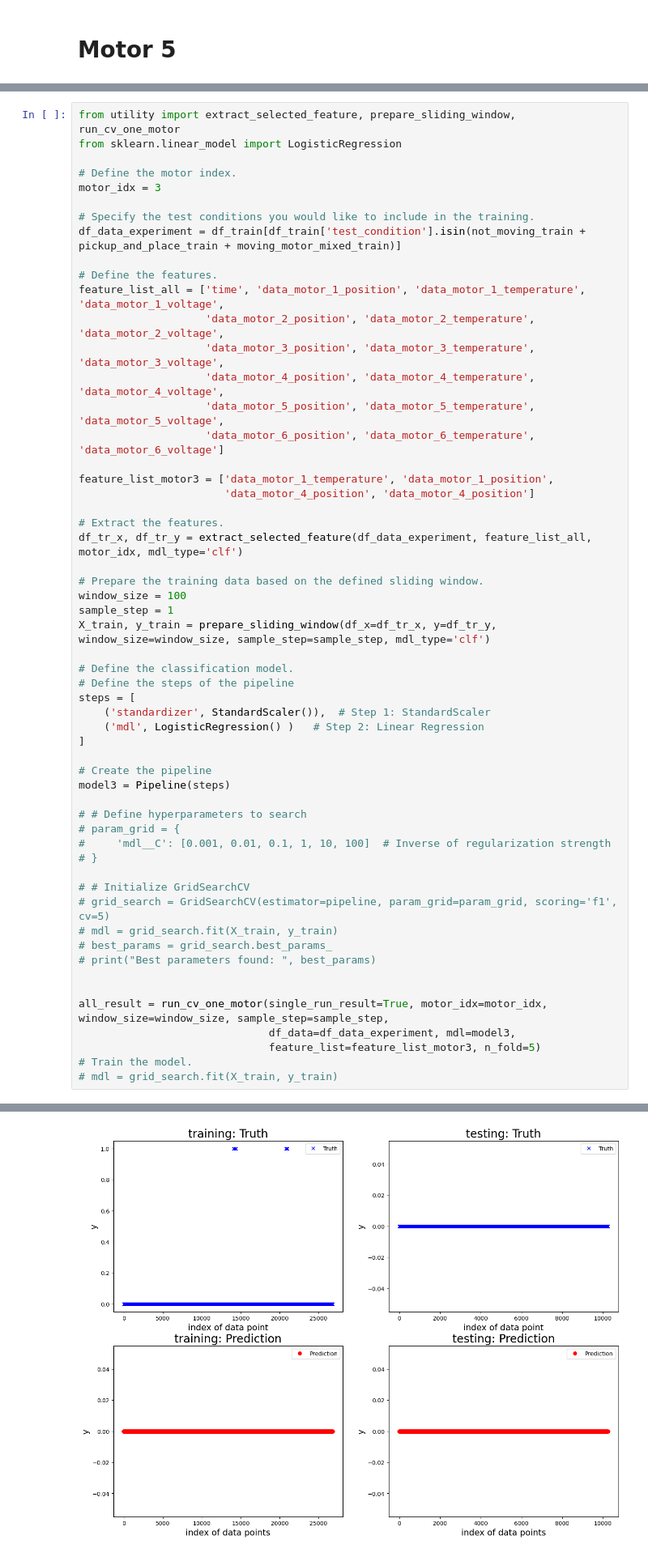
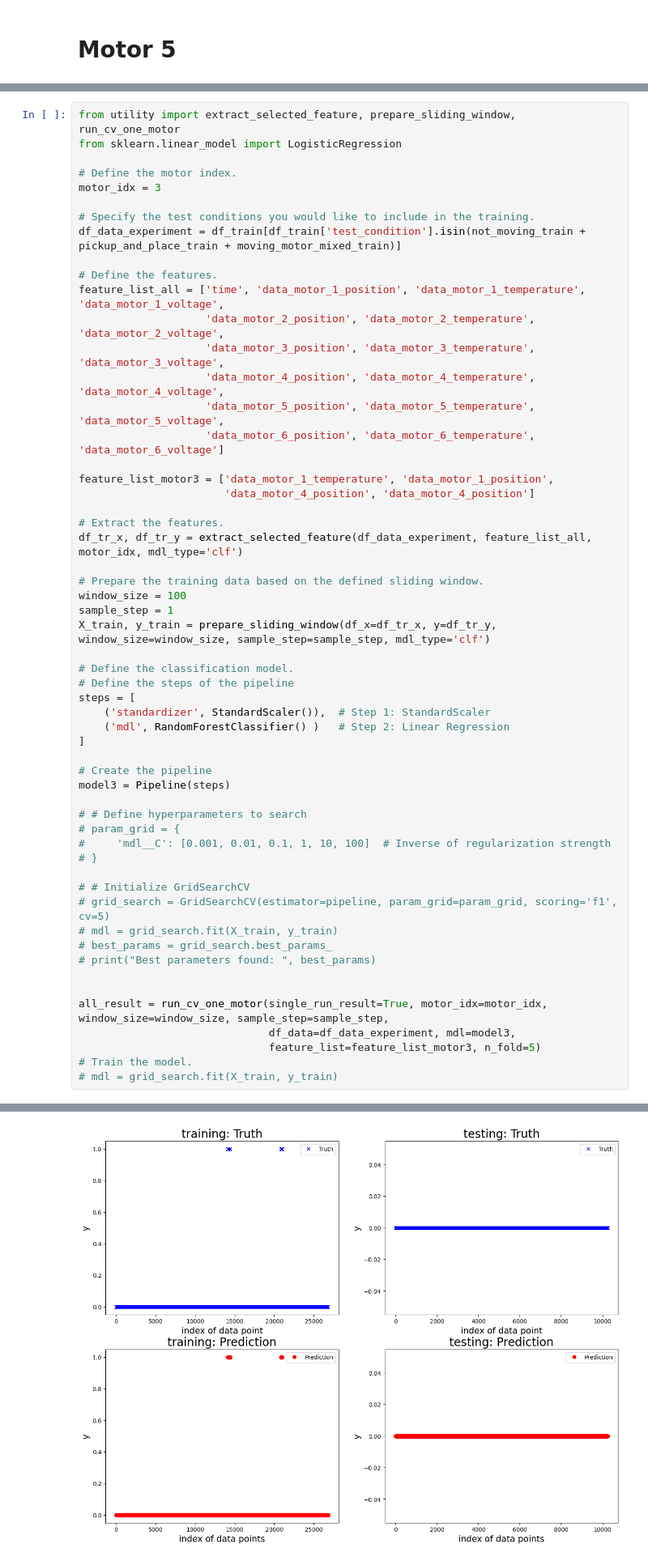
Before and after one commit to comoxx/digital_twin_robot_group2, a Jupyter notebook: DataChallenge/Data_challenge_Pierre.ipynb, the cells around one changed output, grey strips where cells are left out. Shown at 81% size. Saved outputs shown, nothing was run; the diff lists cells and outputs as text.

```diff
--- a/DataChallenge/Data_challenge_Pierre.ipynb
+++ b/DataChallenge/Data_challenge_Pierre.ipynb
@@ -429,7 +509,7 @@ X_train, y_train = prepare_sliding_window(df_x=df_tr_x, y=df_tr_y, window_size=w
 # Define the steps of the pipeline
 steps = [
     ('standardizer', StandardScaler()),  # Step 1: StandardScaler
-    ('mdl', LogisticRegression() )   # Step 2: Linear Regression
+    ('mdl', RandomForestClassifier() )   # Step 2: Linear Regression
 ]
 
 # Create the pipeline
@@ -464,12 +544,12 @@ training performance, F1: 0.0
 
 
 
  New run:
 
 testing performance, accuracy is: 1.0
 testing performance, precision is: 1.0
 testing performance, recall: 1.0
 testing performance, F1: 1.0
-[figure, old version]
+[figure, new version]
  New run:
 
```
Also changed, not shown: parts of 9 cells of this notebook, 2 other files.
